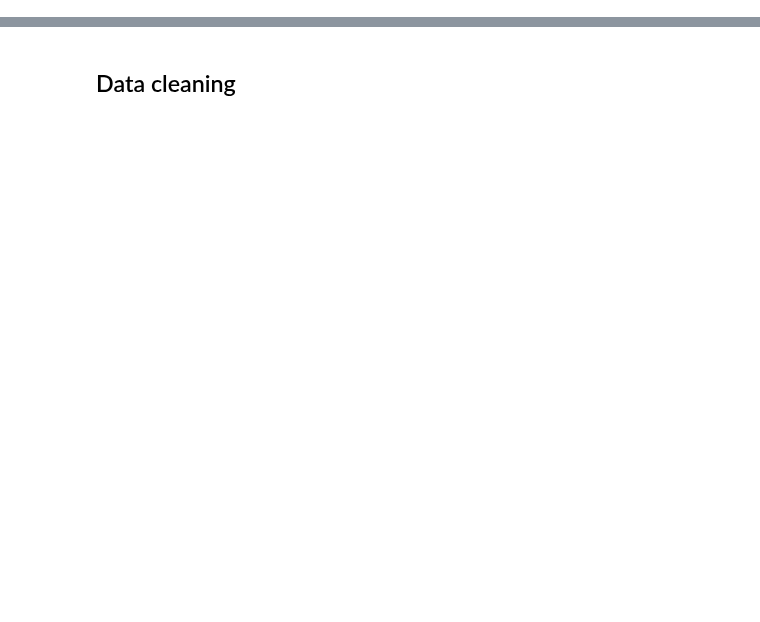
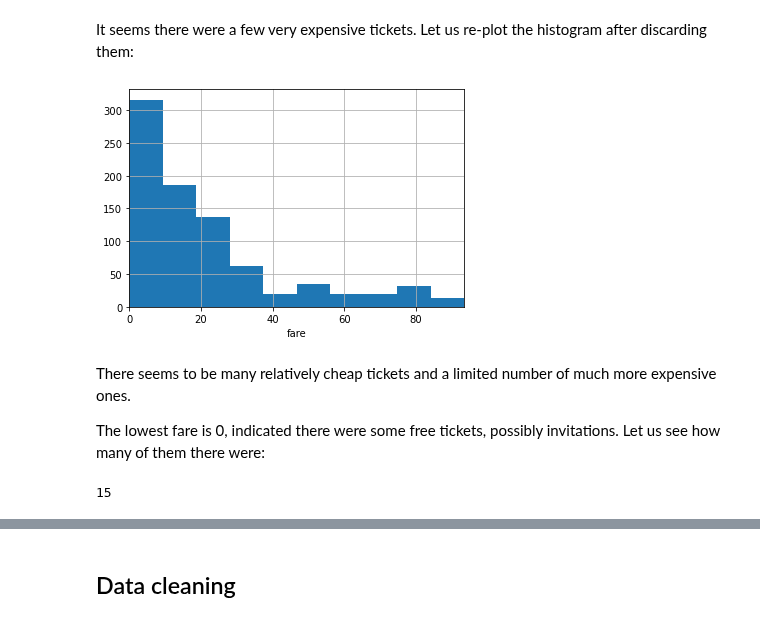
Before and after one commit to FlorentCLMichel/learning_data_science, a Jupyter notebook: Projects_Jupyter/Kaggle_Titanic.ipynb, the cells around one changed output, grey strips where cells are left out. Saved outputs shown, nothing was run; the diff lists cells and outputs as text; code cells hidden in the pictures; blank space fills up the shorter version.

```diff
--- a/Projects_Jupyter/Kaggle_Titanic.ipynb
+++ b/Projects_Jupyter/Kaggle_Titanic.ipynb
@@ -23,0 +206,21 @@ The workflow we lay out here could then be applied to other problems for which n
+# %% [markdown]
+It seems there were a few very expensive tickets.
+Let us re-plot the histogram after discarding them:
+# %%
+threshold = 100
+column_b = column[column < threshold]
+column_b.hist()
+plt.xlabel(quantity)
+plt.xlim(column_b.min(), column_b.max())
+plt.show()
+# %% [output]
+[figure, added]
+# %% [markdown]
+There seems to be many relatively cheap tickets and a limited number of much more expensive ones.
+
+The lowest fare is 0, indicated there were some free tickets, possibly invitations.
+Let us see how many of them there were:
+# %%
+column[column == 0].count()
+# %% [output]
+15
```
Also changed, not shown: parts of 33 cells of this notebook.
